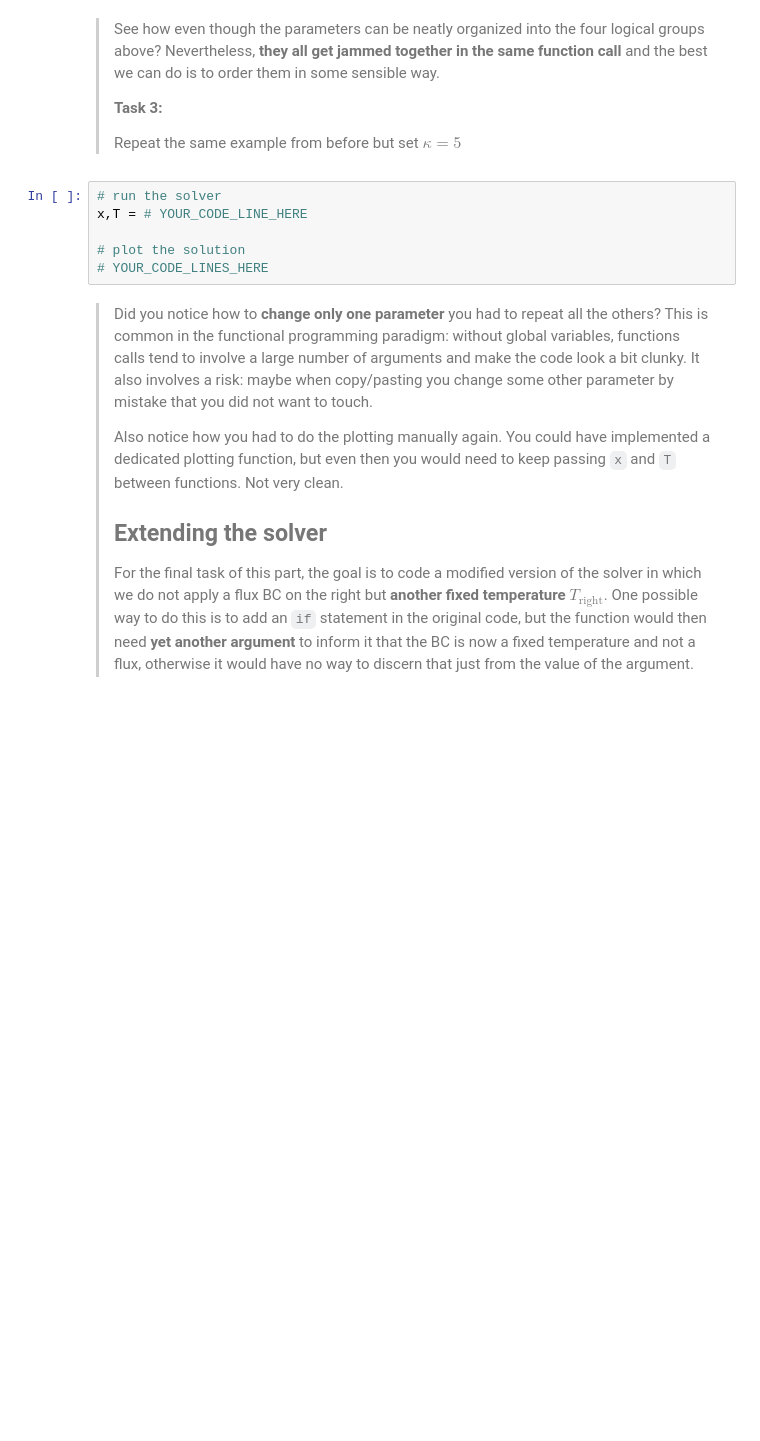
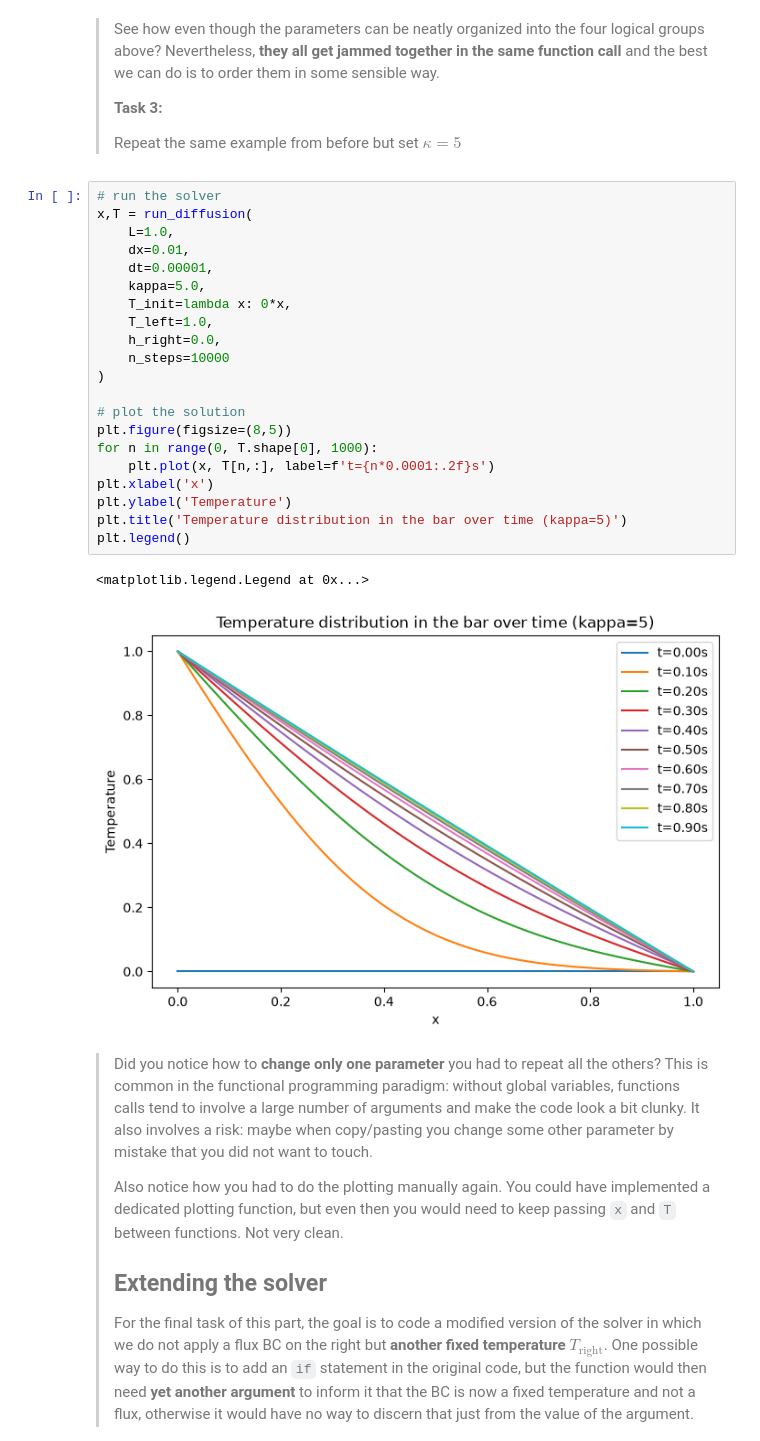
Before and after one commit to JJ-Lee12/PA2.1, a Jupyter notebook: 1_functional.ipynb, the cells around one changed output. Saved outputs shown, nothing was run; the diff lists cells and outputs as text; blank space fills up the shorter version.

```diff
--- a/1_functional.ipynb
+++ b/1_functional.ipynb
@@ -75,12 +93,30 @@ x,T = # YOUR_CODE_LINE_HERE
 > **Task 3:**
 >
 > Repeat the same example from before but set $\kappa=5$
-# %%
-# run the solver
-x,T = # YOUR_CODE_LINE_HERE
-
-# plot the solution
-# YOUR_CODE_LINES_HERE
+# %%
+# run the solver
+x,T = run_diffusion(
+    L=1.0,
+    dx=0.01,
+    dt=0.00001,
+    kappa=5.0,
+    T_init=lambda x: 0*x,
+    T_left=1.0,
+    h_right=0.0,
+    n_steps=10000
+)
+
+# plot the solution
+plt.figure(figsize=(8,5))
+for n in range(0, T.shape[0], 1000):
+    plt.plot(x, T[n,:], label=f't={n*0.0001:.2f}s')
+plt.xlabel('x')
+plt.ylabel('Temperature')
+plt.title('Temperature distribution in the bar over time (kappa=5)')
+plt.legend()
+# %% [output]
+<matplotlib.legend.Legend at 0x...>
+[figure, added]
 # %% [markdown]
 > Did you notice how to **change only one parameter** you had to repeat all the others? This is common in the functional programming paradigm: without global variables, functions calls tend to involve a large number of arguments and make the code look a bit clunky. It also involves a risk: maybe when copy/pasting you change some other parameter by mistake that you did not want to touch.
 >
```
Also changed, not shown: parts of 7 cells of this notebook, 1 other file.
